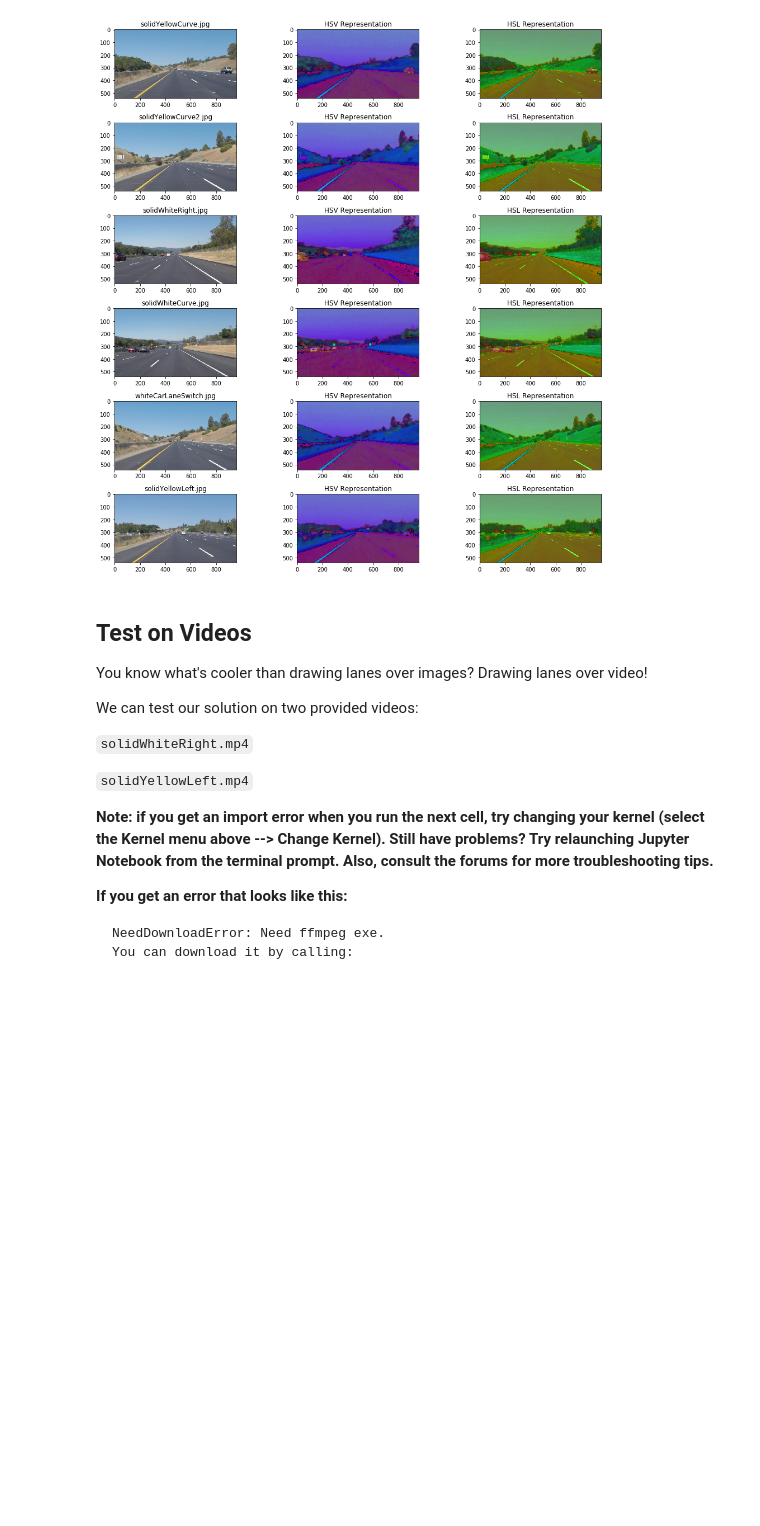
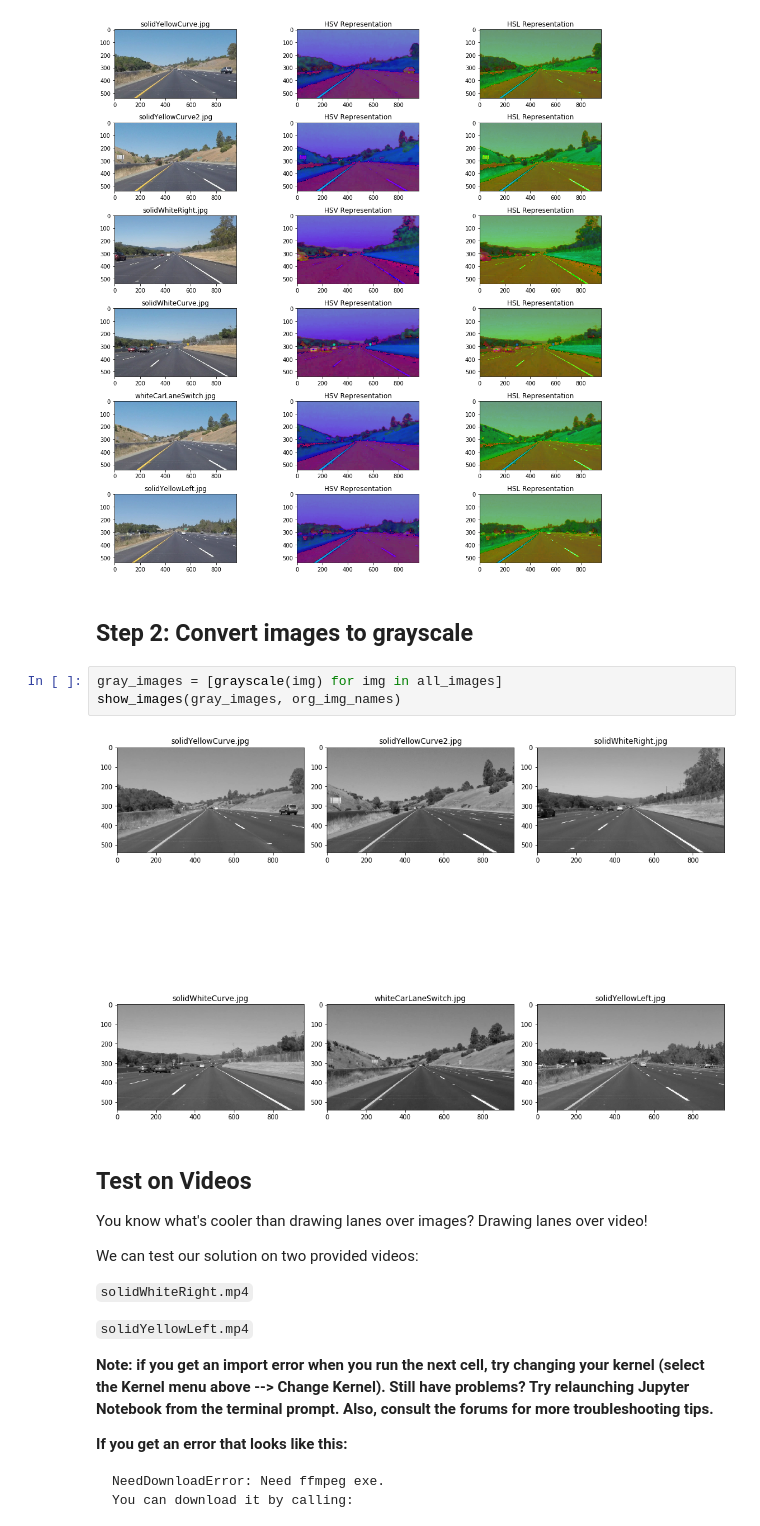
Before and after one commit to aliasaswad/CarND-LaneLines-P1, a Jupyter notebook: P1.ipynb, the cells around one changed output. Drawn from its saved outputs; the diff is of its cells as text; blank space fills up the shorter version.

Commit message:
step2 grayscale

```diff
--- a/P1.ipynb
+++ b/P1.ipynb
@@ -261,6 +264,13 @@ for i in range(len(all_images)):
 show_images(color_mix_image, color_mix_name)
 # %% [output]
 [figure]
+# %% [markdown]
+## Step 2: Convert images to grayscale
+# %%
+gray_images = [grayscale(img) for img in all_images]
+show_images(gray_images, org_img_names)
+# %% [output]
+[figure, added]
 # %% [markdown]
 ## Test on Videos
 
```
Also changed, not shown: parts of 1 cell of this notebook.
